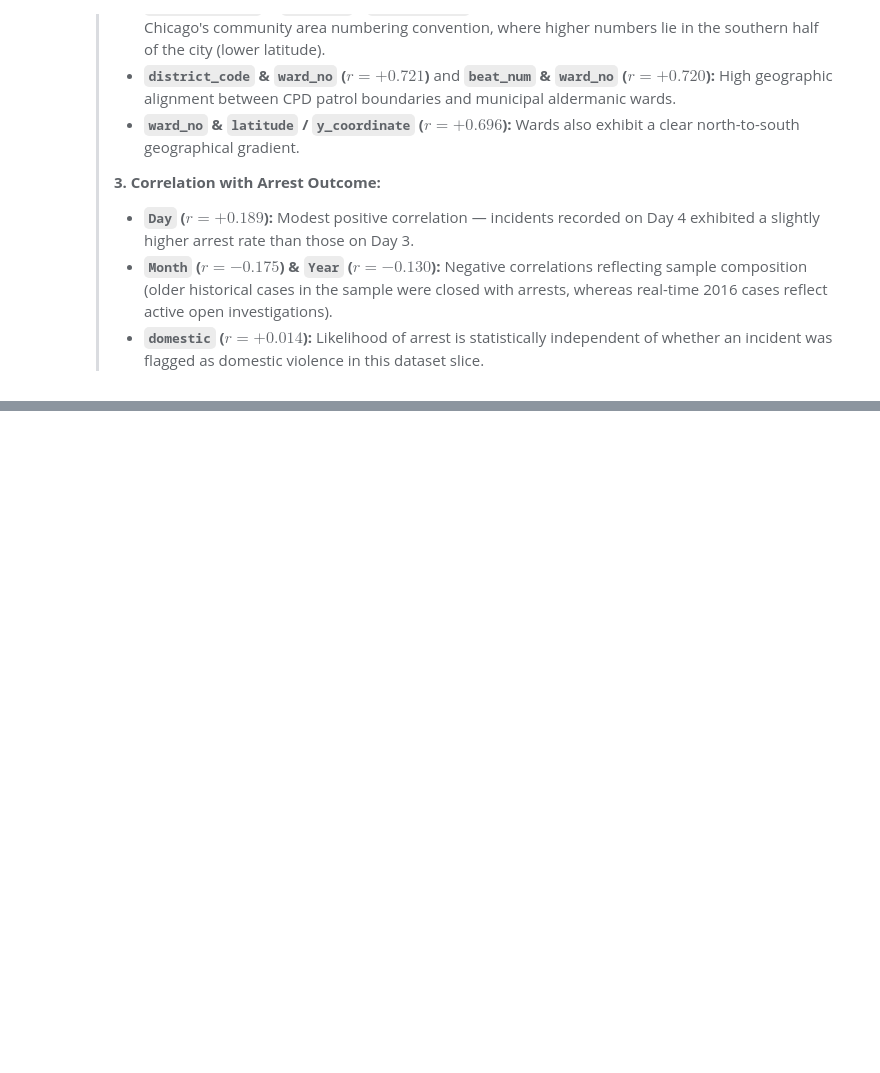
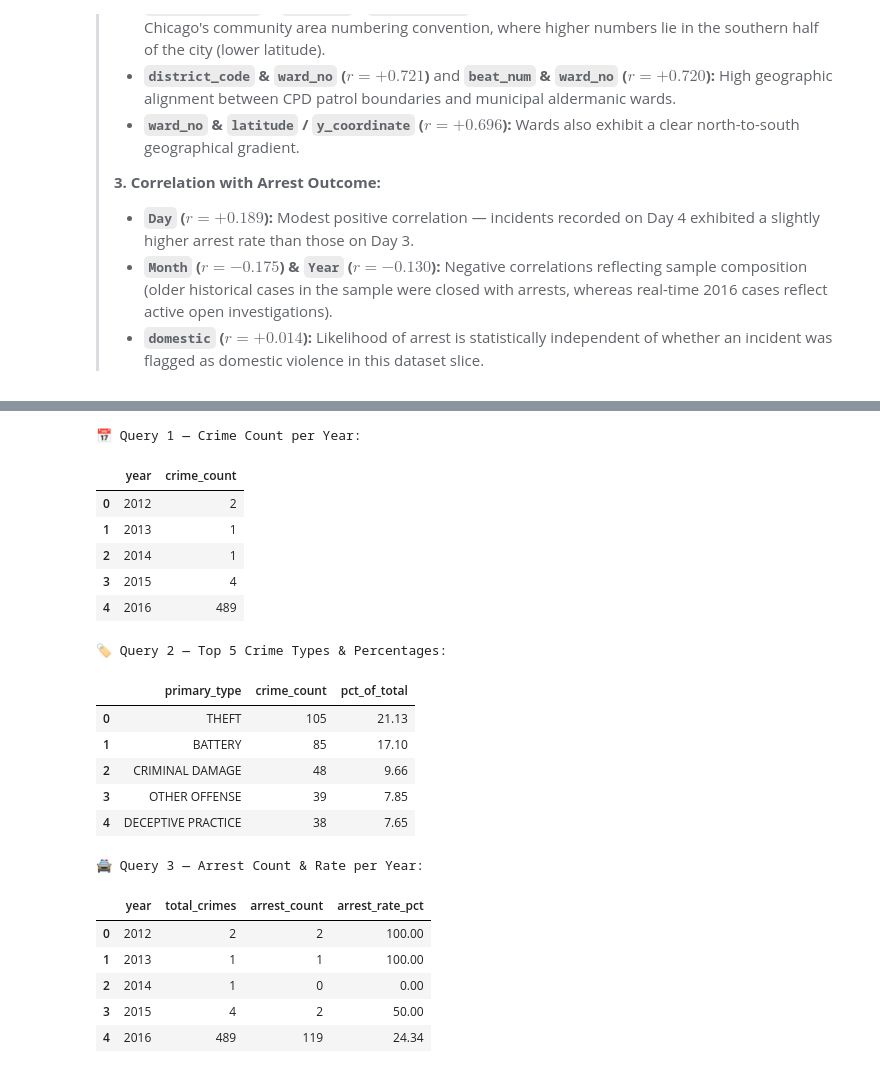
Before and after one commit to LUFFY-KIngofCoder/HON, a Jupyter notebook: EDA2.ipynb, the cells around one changed output, grey strips where cells are left out. Saved outputs shown, nothing was run; the diff lists cells and outputs as text; code cells hidden in the pictures; blank space fills up the shorter version.

```diff
--- a/EDA2.ipynb
+++ b/EDA2.ipynb
@@ -1617,0 +1789,69 @@ display(arrest_corrs)
+# %%
+# ── Task 2: SQL Analytical Queries against chicago_crime.db ──────────────────
+from sqlalchemy import text
+
+# 1. Crime count per year
+q_yearly_crimes = """
+SELECT
+    Year AS year,
+    COUNT(*) AS crime_count
+FROM chicago_crime
+GROUP BY Year
+ORDER BY Year ASC;
+"""
+df_sql_yearly = pd.read_sql(q_yearly_crimes, engine)
+print("📅 Query 1 — Crime Count per Year:")
+display(df_sql_yearly)
+
+# 2. Top 5 crime types and their percentages (JOIN chicago_crime + iucr_codes)
+q_top5_types = """
+SELECT
+    COALESCE(i.primary_type, 'UNKNOWN') AS primary_type,
+    COUNT(*) AS crime_count,
+    ROUND(COUNT(*) * 100.0 / (SELECT COUNT(*) FROM chicago_crime), 2) AS pct_of_total
+FROM chicago_crime c
+LEFT JOIN iucr_codes i ON c.iucr_code = i.iucr
+GROUP BY COALESCE(i.primary_type, 'UNKNOWN')
+ORDER BY crime_count DESC
+LIMIT 5;
+"""
+df_sql_top5 = pd.read_sql(q_top5_types, engine)
+print("\n🏷️ Query 2 — Top 5 Crime Types & Percentages:")
+display(df_sql_top5)
+
+# 3. Arrest count per year
+q_yearly_arrests = """
+SELECT
+    Year AS year,
+    COUNT(*) AS total_crimes,
+    SUM(CASE WHEN arrest = 1 THEN 1 ELSE 0 END) AS arrest_count,
+    ROUND(SUM(CASE WHEN arrest = 1 THEN 1 ELSE 0 END) * 100.0 / COUNT(*), 2) AS arrest_rate_pct
+FROM chicago_crime
+GROUP BY Year
+ORDER BY Year ASC;
+"""
+df_sql_arrests = pd.read_sql(q_yearly_arrests, engine)
+print("\n🚔 Query 3 — Arrest Count & Rate per Year:")
+display(df_sql_arrests)
+# %% [output]
+📅 Query 1 — Crime Count per Year:
+|  | year | crime_count |
+| 0 | 2012 | 2 |
+| 1 | 2013 | 1 |
+| 2 | 2014 | 1 |
+| 3 | 2015 | 4 |
+| 4 | 2016 | 489 |
+🏷️ Query 2 — Top 5 Crime Types & Percentages:
+|  | primary_type | crime_count | pct_of_total |
+| 0 | THEFT | 105 | 21.13 |
+| 1 | BATTERY | 85 | 17.10 |
+| 2 | CRIMINAL DAMAGE | 48 | 9.66 |
+| 3 | OTHER OFFENSE | 39 | 7.85 |
+| 4 | DECEPTIVE PRACTICE | 38 | 7.65 |
+🚔 Query 3 — Arrest Count & Rate per Year:
+|  | year | total_crimes | arrest_count | arrest_rate_pct |
+| 0 | 2012 | 2 | 2 | 100.00 |
+| 1 | 2013 | 1 | 1 | 100.00 |
+| 2 | 2014 | 1 | 0 | 0.00 |
+| 3 | 2015 | 4 | 2 | 50.00 |
+| 4 | 2016 | 489 | 119 | 24.34 |
```
Also changed, not shown: parts of 17 cells of this notebook, 14 other files.
